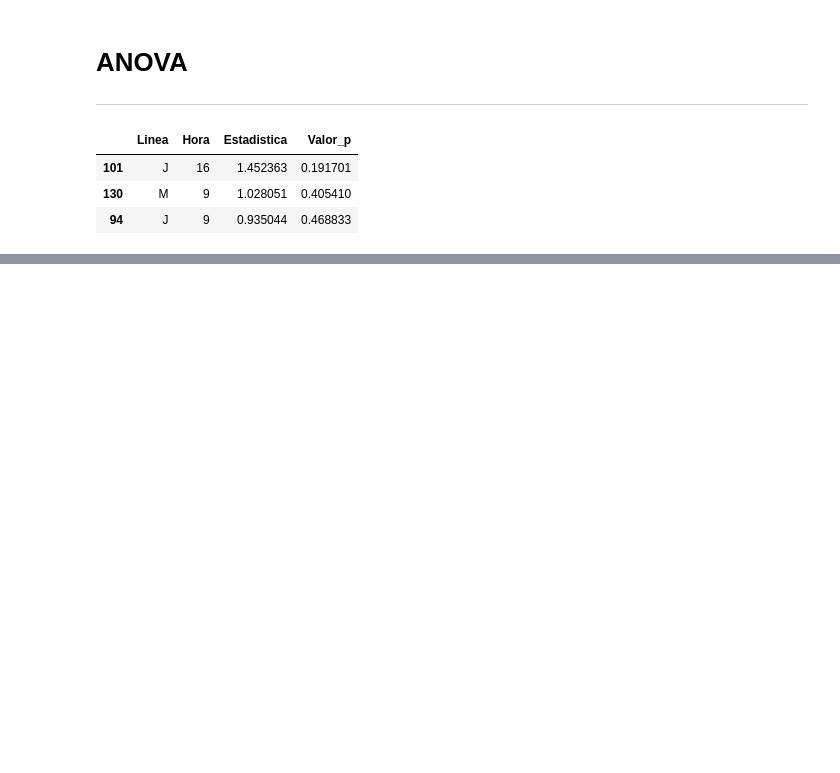
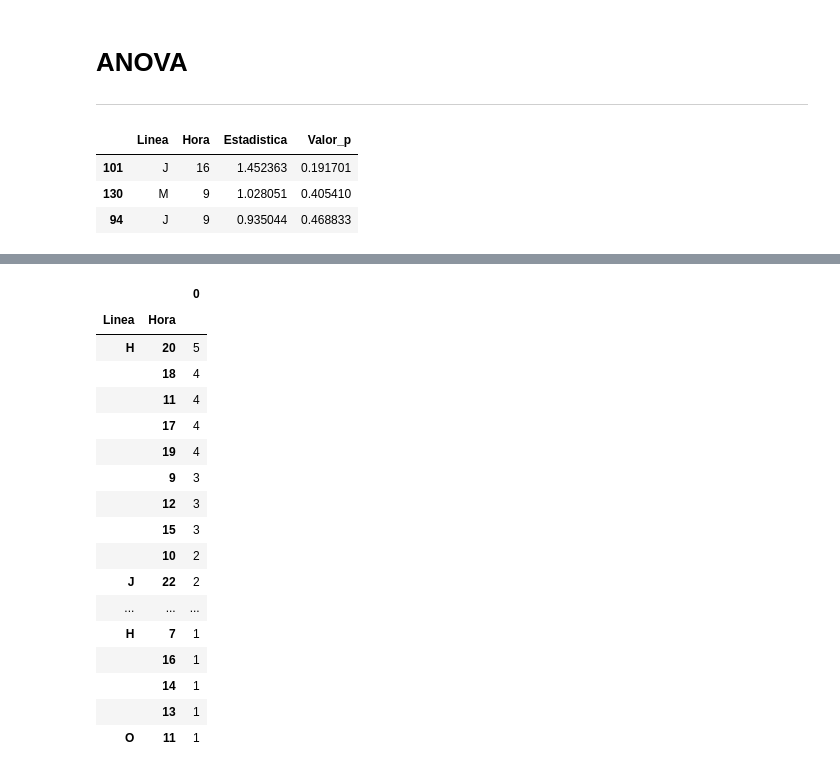
Before and after one commit to DanielLoaizal/metro_project_eafit, a Jupyter notebook: Laboratorios/LaboratorioDeModelosPoryectoIntegrador.ipynb, the cells around one changed output, grey strips where cells are left out. Saved outputs shown, nothing was run; the diff lists cells and outputs as text; code cells hidden in the pictures; blank space fills up the shorter version.

```diff
--- a/Laboratorios/LaboratorioDeModelosPoryectoIntegrador.ipynb
+++ b/Laboratorios/LaboratorioDeModelosPoryectoIntegrador.ipynb
@@ -692,0 +773,21 @@ resultado_anova.sort_values(by=['Valor_p'], ascending=True)
+# %%
+pd.DataFrame(resultado_shapiro[['Linea','Hora']].value_counts())
+# %% [output]
+|  |  | 0 |
+| Linea | Hora |  |
+| H | 20 | 5 |
+|  | 18 | 4 |
+|  | 11 | 4 |
+|  | 17 | 4 |
+|  | 19 | 4 |
+|  | 9 | 3 |
+|  | 12 | 3 |
+|  | 15 | 3 |
+|  | 10 | 2 |
+| J | 22 | 2 |
+| ... | ... | ... |
+| H | 7 | 1 |
+|  | 16 | 1 |
+|  | 14 | 1 |
+|  | 13 | 1 |
+| O | 11 | 1 |
```
Also changed, not shown: parts of 2 cells of this notebook.
